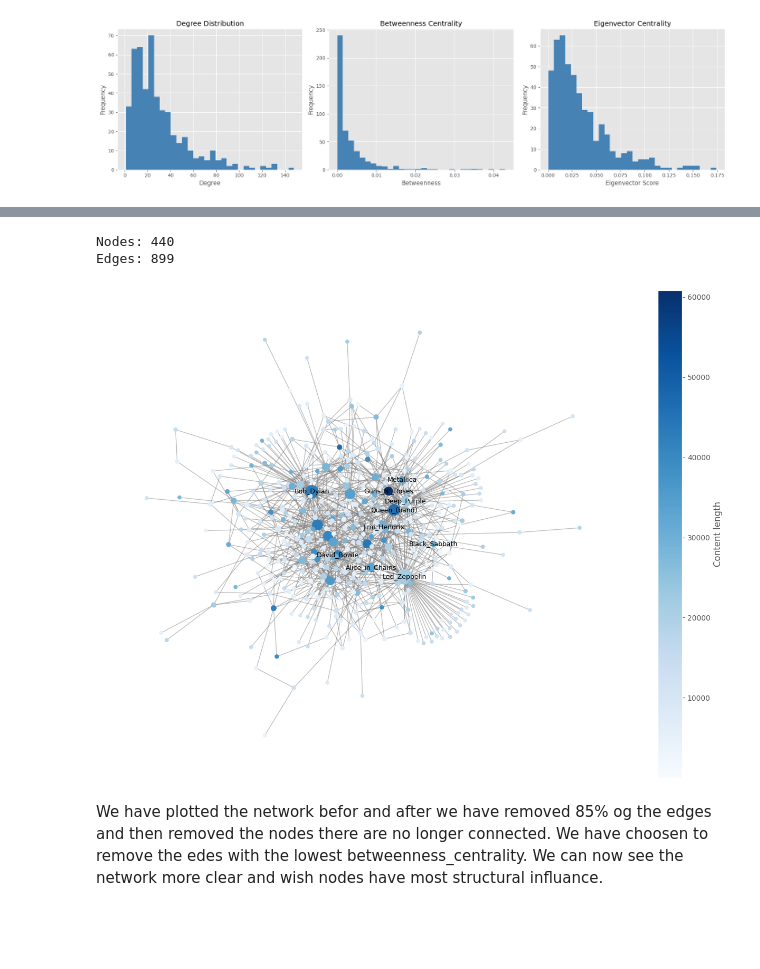
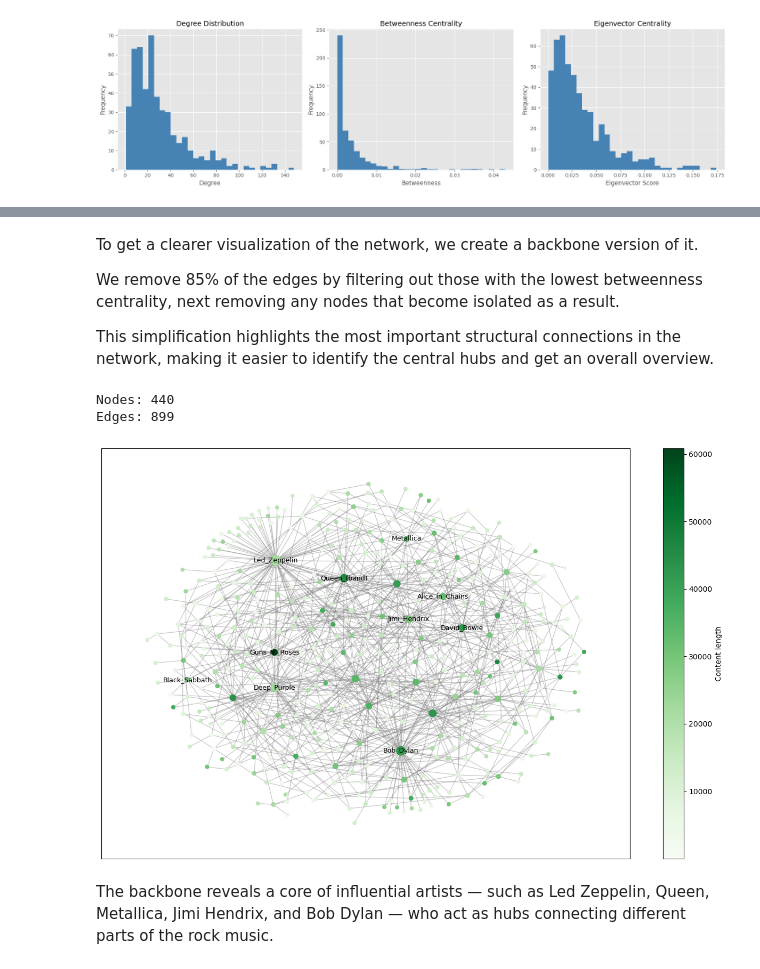
Before and after one commit to fridapfrandsen/SocialGraphsAssignment1, a Jupyter notebook: SocialGraphsAssignment2.ipynb, the cells around one changed output, grey strips where cells are left out. Cells and saved outputs as stored; diff of their text form; code cells hidden in the pictures; blank space fills up the shorter version.

```diff
--- a/SocialGraphsAssignment2.ipynb
+++ b/SocialGraphsAssignment2.ipynb
@@ -153,15 +174,0 @@ The In-Degree distribution looks more like a scale free network where the most c
-# %%
-# Calculate the probability of connection for random graph
-p = n_edges / (n_nodes * (n_nodes - 1))
-
-G_undirected = G.to_undirected()
-
-G_random = nx.gnp_random_graph(n_nodes, p)
-G_ = nx.watts_strogatz_graph(500, 4, 0)
-
-G_Largest_connected_subgraph = G_undirected.subgraph(max(nx.connected_components(G_undirected), key=len)).copy()
-G_random_Largest_connected_subgraph = G_random.subgraph(max(nx.connected_components(G_random), key=len)).copy()
-
-
-print(f"our network average shortest path: {nx.average_shortest_path_length(G_Largest_connected_subgraph):.2f}")
-print(f"random network average shortest path: {nx.average_shortest_path_length(G_random_Largest_connected_subgraph):.2f}")
@@ -267,3 +286,9 @@ plt.show()
+# %% [markdown]
+To get a clearer visualization of the network, we create a backbone version of it.
+
+We remove 85% of the edges by filtering out those with the lowest betweenness centrality, next removing any nodes that become isolated as a result.
+
+This simplification highlights the most important structural connections in the network, making it easier to identify the central hubs and get an overall overview.
 # %%
 def backbone_low_betweenness(G_undirected, n_remove):
     # Work on a copy
@@ -298,34 +323,25 @@ print("Edges:", G_backbone.number_of_edges())
 Nodes: 440
 Edges: 899
 # %%
-# Node size based on degree (moderate scaling)
 degrees_backbone = dict(G_backbone.degree())
-node_sizes = [20 + degrees_backbone[n] * 5 for n in G_backbone.nodes()]
+backbone_node_sizes = [20 + deg * 2 for deg in degrees_backbone.values()]
 
-# Node colors based on content length
-content_lengths = nx.get_node_attributes(G_backbone, "len_of_content")
-node_colors = [content_lengths.get(n, 0) for n in G_backbone.nodes()]
+backbone_content_lengths = nx.get_node_attributes(G_backbone, "len_of_content")
+backbone_node_colors = [content_lengths.get(n, 0) for n in G_backbone.nodes()]
 
+pos = nx.forceatlas2_layout(G_backbone, max_iter=500, scaling_ratio=2.0, gravity=1.0, strong_gravity=True, seed=30)
 
-plt.figure(figsize=(16,12))
-pos = nx.spring_layout(G_backbone, seed=40)
+plt.figure(figsize=(16, 10))
+nodes = nx.draw_networkx_nodes(G_backbone, pos, node_size=backbone_node_sizes, node_color=backbone_node_colors, cmap=plt.cm.Greens, alpha=1)
+nx.draw_networkx_edges(G_backbone, pos, edge_color="gray", alpha=0.4)
 
-
-nx.draw_networkx_edges(G_backbone, pos, edge_color="gray", alpha=0.5)
-
-
-nodes = nx.draw_networkx_nodes(G_backbone, pos, node_size=node_sizes, node_color=node_colors, cmap=plt.cm.Blues)
-
-# Label only the top nodes by degree (top 10)
 top_nodes_backbone = sorted(degrees_backbone, key=degrees.get, reverse=True)[:10]
 labels = {n: n for n in top_nodes_backbone}
 nx.draw_networkx_labels(G_backbone, pos, labels, font_size=9, font_weight='normal')
 
 plt.colorbar(nodes, label="Content length")
-
-plt.axis("off")
 plt.show()
 # %% [output]
-[figure, old version]
+[figure, new version]
-# %% [markdown]
-We have plotted the network befor and after we have removed 85% og the edges and then removed the nodes there are no longer connected. We have choosen to remove the edes with the lowest betweenness_centrality. We can now see the network more clear and wish nodes have most structural influance.
+# %% [markdown]
+The backbone reveals a core of influential artists — such as Led Zeppelin, Queen, Metallica, Jimi Hendrix, and Bob Dylan — who act as hubs connecting different parts of the rock music.
```
Also changed, not shown: parts of 22 cells of this notebook.
